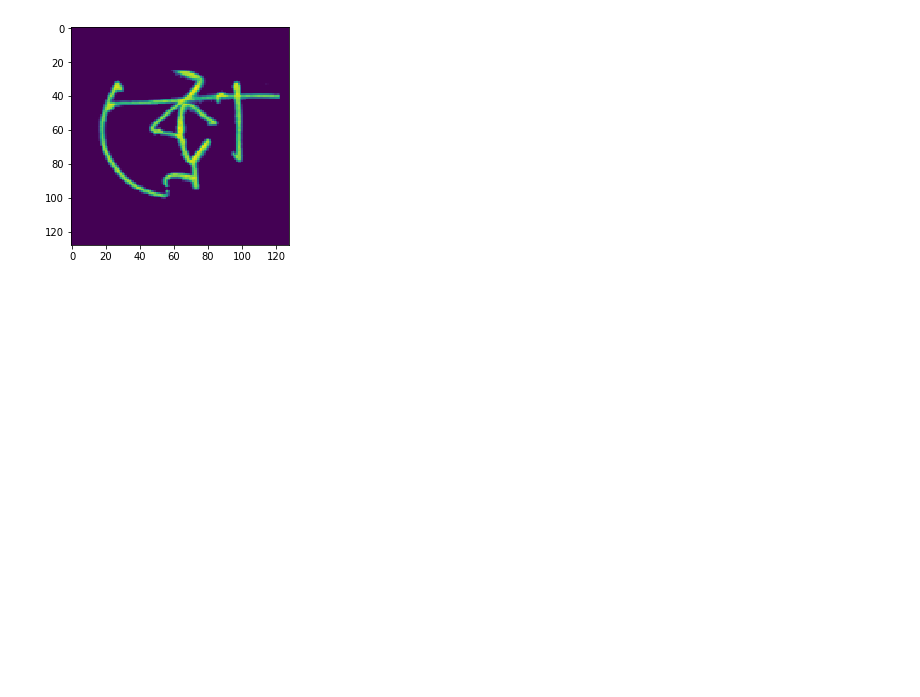
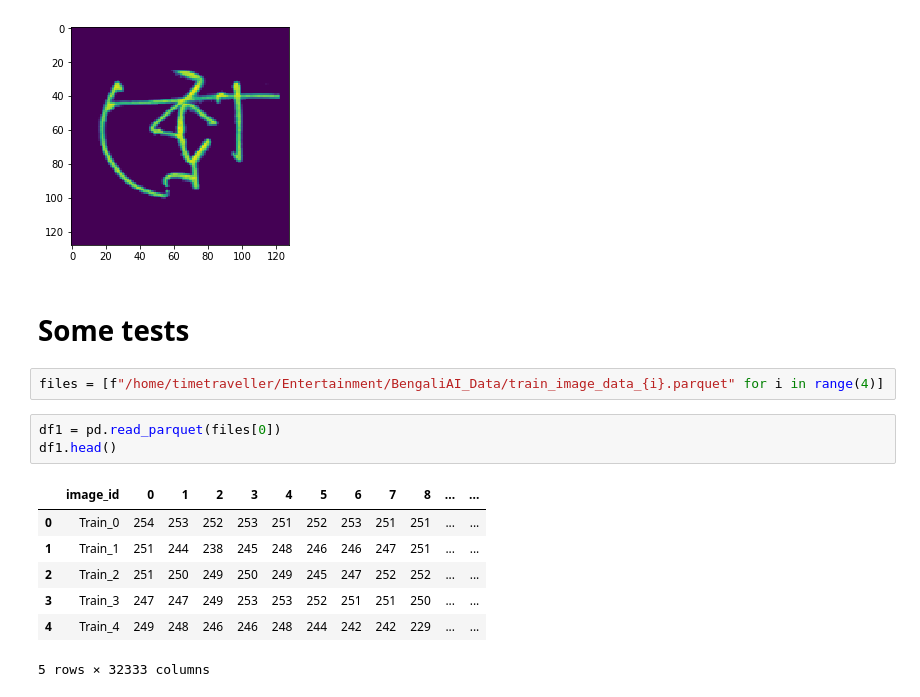
Before and after one commit to TimeTraveller-San/BengaliAI, a Jupyter notebook: notebooks/4. Data Convert x2.ipynb, the cells around one changed output. Cells and saved outputs as stored; diff of their text form; blank space fills up the shorter version.

```diff
--- a/notebooks/4. Data Convert x2.ipynb
+++ b/notebooks/4. Data Convert x2.ipynb
@@ -100,3 +100,18 @@ plt.imshow(img.astype('float'))
 # %% [output]
 <matplotlib.image.AxesImage at 0x...>
 [figure]
+# %% [markdown]
+# Some tests
+# %%
+files = [f"/home/timetraveller/Entertainment/BengaliAI_Data/train_image_data_{i}.parquet" for i in range(4)]
+# %%
+df1 = pd.read_parquet(files[0])
+df1.head()
+# %% [output]
+|  | image_id | 0 | 1 | 2 | 3 | 4 | 5 | 6 | 7 | 8 | ... | ... |
+| 0 | Train_0 | 254 | 253 | 252 | 253 | 251 | 252 | 253 | 251 | 251 | ... | ... |
+| 1 | Train_1 | 251 | 244 | 238 | 245 | 248 | 246 | 246 | 247 | 251 | ... | ... |
+| 2 | Train_2 | 251 | 250 | 249 | 250 | 249 | 245 | 247 | 252 | 252 | ... | ... |
+| 3 | Train_3 | 247 | 247 | 249 | 253 | 253 | 252 | 251 | 251 | 250 | ... | ... |
+| 4 | Train_4 | 249 | 248 | 246 | 246 | 248 | 244 | 242 | 242 | 229 | ... | ... |
+5 rows × 32333 columns
```
Also changed, not shown: parts of 3 cells of this notebook, 11 other files.
